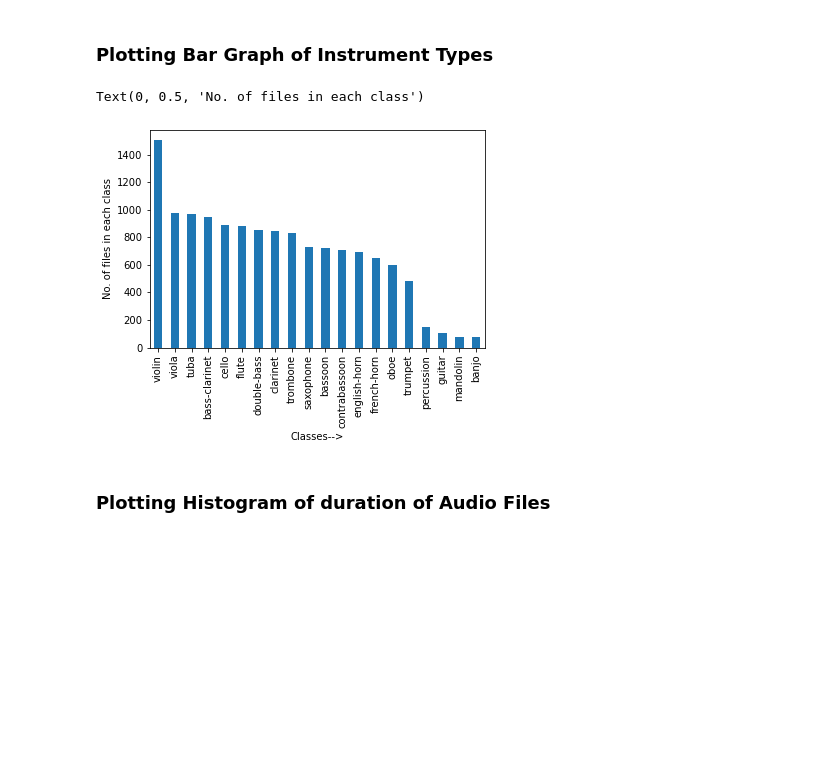
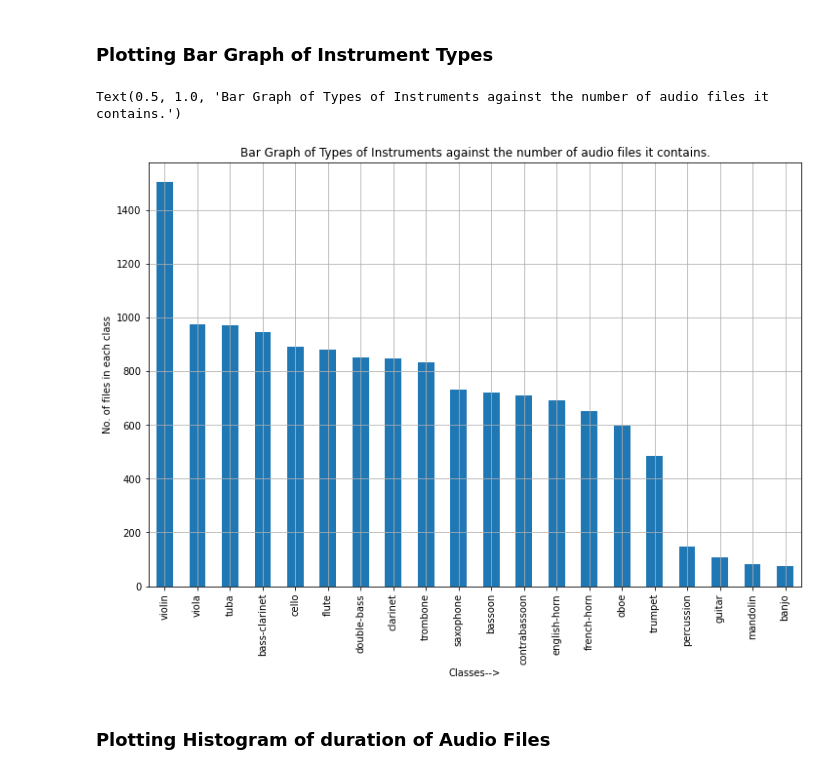
Before and after one commit to prachitui/Generator-Predictor-for-Audio-Signals-using-CNN, a Jupyter notebook: 01_dataset_preparation_01_comments.ipynb, the cells around one changed output. Cells and saved outputs as stored; diff of their text form; code cells hidden in the pictures; blank space fills up the shorter version.

```diff
--- a/01_dataset_preparation_01_comments.ipynb
+++ b/01_dataset_preparation_01_comments.ipynb
@@ -167,15 +191,18 @@ dtype: int64
 # %%
 %matplotlib inline
 import matplotlib.pyplot as plt
 import pandas as pd
 
+plt.figure(figsize=(12,8))
+
 ds_classes.value_counts().plot(kind='bar')
+plt.grid(True)
 plt.xlabel('Classes-->')
 plt.ylabel('No. of files in each class')
-# This chart can look nicer, you can make it bigger, you must add a title, maybe a grid is also good. Here pandas is using matplotlib.pyplot so all normal matplotlib pyplot functions will work.
+plt.title('Bar Graph of Types of Instruments against the number of audio files it contains.'); # To remove the Text, you can add a ; to the end of the line
 # %% [output]
-Text(0, 0.5, 'No. of files in each class')
+Text(0.5, 1.0, 'Bar Graph of Types of Instruments against the number of audio files it contains.')
-[figure, old version]
+[figure, new version]
 # %% [markdown]
 ### Plotting Histogram of duration of Audio Files
 # %% [markdown]
```
Also changed, not shown: parts of 8 cells of this notebook.
